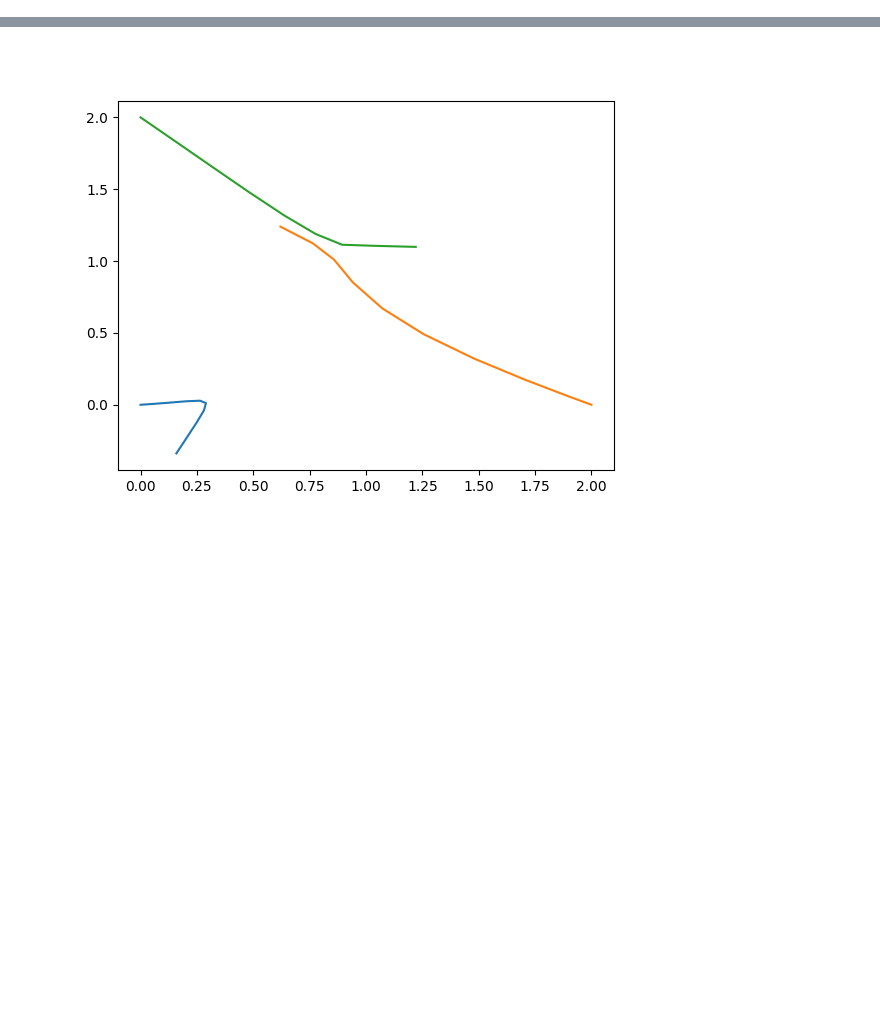
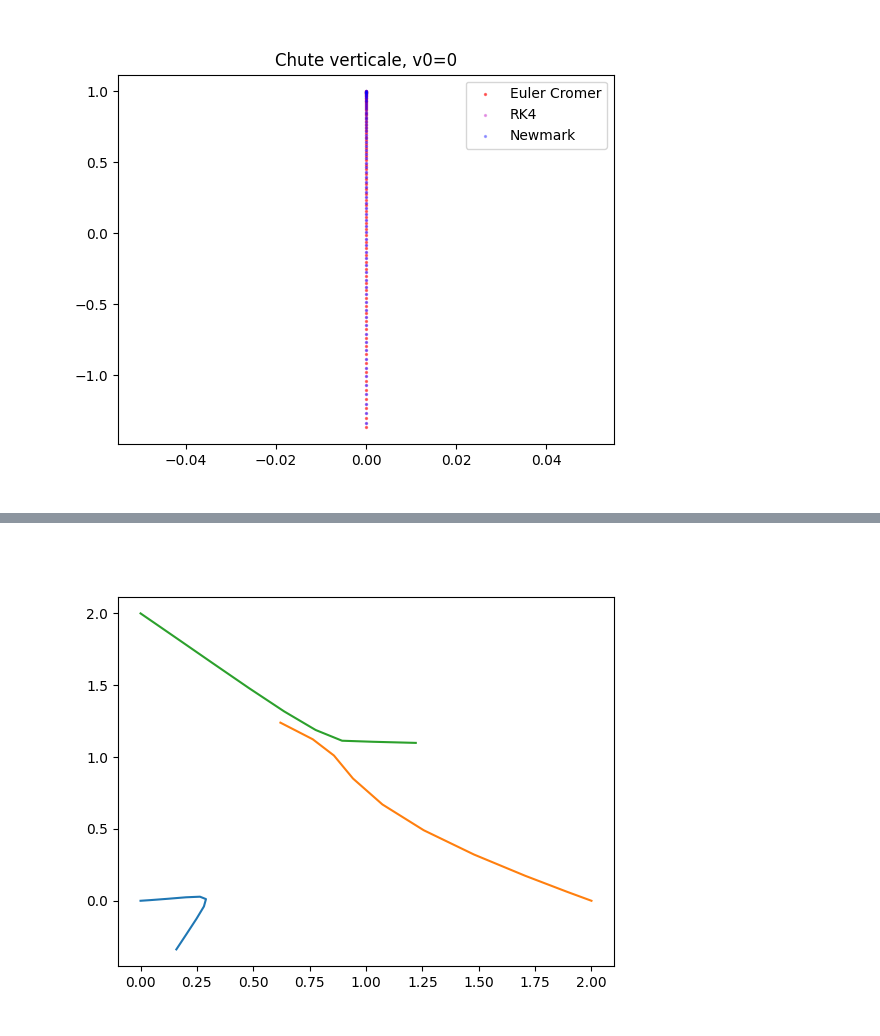
Before and after one commit to TomVdt/ClothSim, a Jupyter notebook: output/plotTestResults.ipynb, the cells around one changed output, grey strips where cells are left out. Drawn from its saved outputs; the diff is of its cells as text; code cells hidden in the pictures; blank space fills up the shorter version.

```diff
--- a/output/plotTestResults.ipynb
+++ b/output/plotTestResults.ipynb
@@ -86,0 +44,12 @@ plt.show()
+# %%
+fig, ax = plt.subplots()
+
+ax.set_title("Chute verticale, v0=0")
+ax.scatter(dataEuler[:,3], dataEuler[:,4], c='r', s=2, label="Euler Cromer", alpha=0.5)
+ax.scatter(dataRK4[:,3], dataRK4[:,4], c='m', s=2, label="RK4", alpha=0.3)
+ax.scatter(dataNewmark[:,3], dataNewmark[:,4], c='b', s=2, label="Newmark", alpha=0.3)
+ax.legend()
+
+plt.show()
+# %% [output]
+[figure, added]
```
Also changed, not shown: parts of 7 cells of this notebook, 1 other file.
